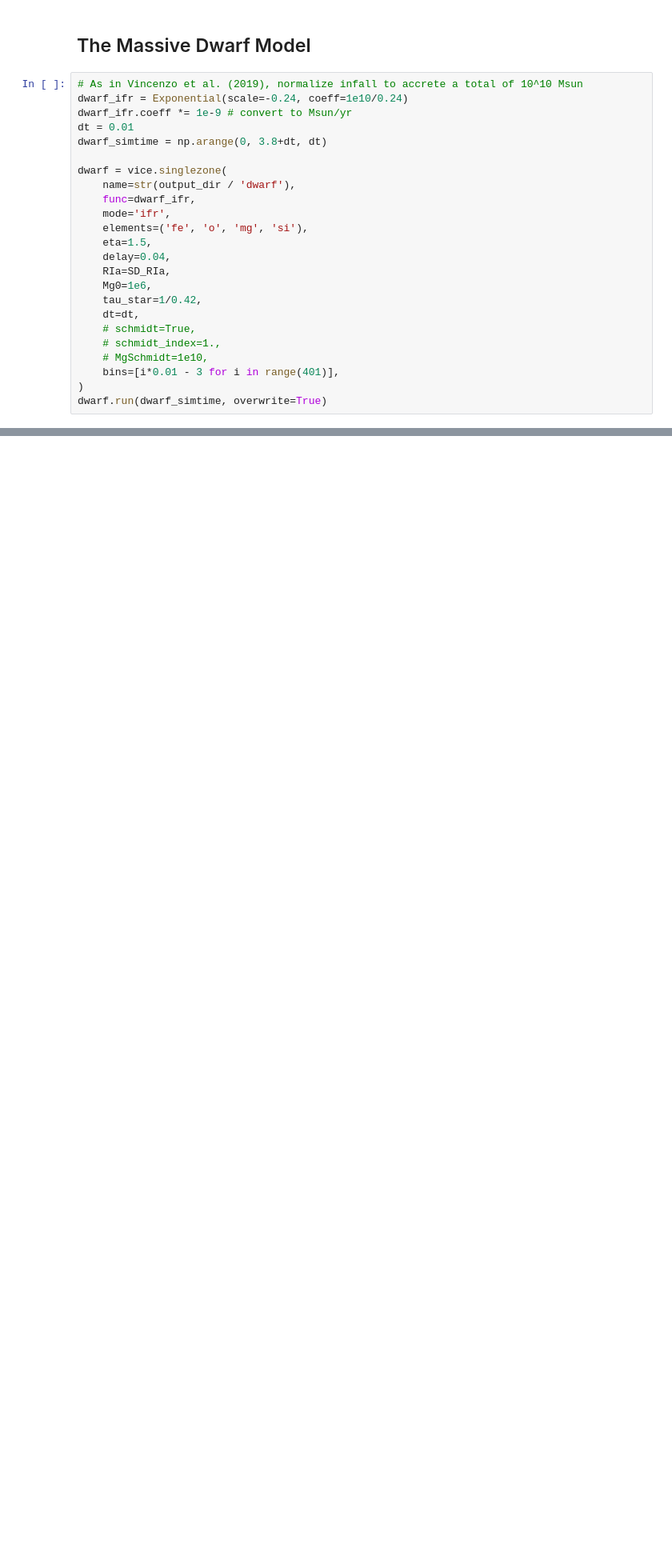
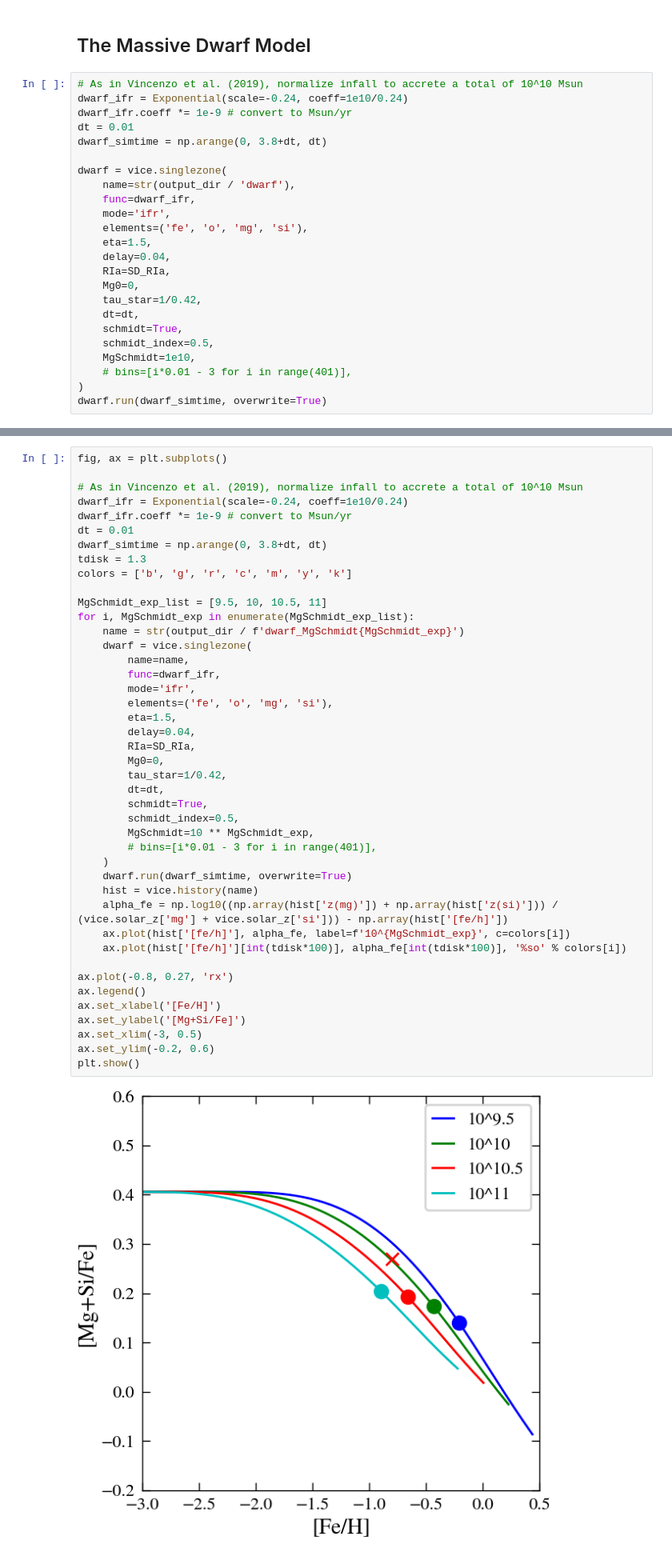
Before and after one commit to lodubay/twoinfall, a Jupyter notebook: src/scripts/spitoni2024.ipynb, the cells around one changed output, grey strips where cells are left out. Shown: that part at 80% size. Cells and saved outputs as stored; diff of their text form; blank space fills up the shorter version.

```diff
--- a/src/scripts/spitoni2024.ipynb
+++ b/src/scripts/spitoni2024.ipynb
@@ -40,13 +40,13 @@ dwarf = vice.singlezone(
     eta=1.5,
     delay=0.04,
     RIa=SD_RIa,
-    Mg0=1e6,
+    Mg0=0,
     tau_star=1/0.42,
     dt=dt,
-    # schmidt=True,
-    # schmidt_index=1.,
-    # MgSchmidt=1e10,
-    bins=[i*0.01 - 3 for i in range(401)],
+    schmidt=True,
+    schmidt_index=0.5,
+    MgSchmidt=1e10,
+    # bins=[i*0.01 - 3 for i in range(401)],
 )
 dwarf.run(dwarf_simtime, overwrite=True)
 # %%
@@ -123,3 +156,48 @@ plt.show()
+# %%
+fig, ax = plt.subplots()
+
+# As in Vincenzo et al. (2019), normalize infall to accrete a total of 10^10 Msun
+dwarf_ifr = Exponential(scale=-0.24, coeff=1e10/0.24)
+dwarf_ifr.coeff *= 1e-9 # convert to Msun/yr
+dt = 0.01
+dwarf_simtime = np.arange(0, 3.8+dt, dt)
+tdisk = 1.3
+colors = ['b', 'g', 'r', 'c', 'm', 'y', 'k']
+
+MgSchmidt_exp_list = [9.5, 10, 10.5, 11]
+for i, MgSchmidt_exp in enumerate(MgSchmidt_exp_list):
+    name = str(output_dir / f'dwarf_MgSchmidt{MgSchmidt_exp}')
+    dwarf = vice.singlezone(
+        name=name,
+        func=dwarf_ifr,
+        mode='ifr',
+        elements=('fe', 'o', 'mg', 'si'),
+        eta=1.5,
+        delay=0.04,
+        RIa=SD_RIa,
+        Mg0=0,
+        tau_star=1/0.42,
+        dt=dt,
+        schmidt=True,
+        schmidt_index=0.5,
+        MgSchmidt=10 ** MgSchmidt_exp,
+        # bins=[i*0.01 - 3 for i in range(401)],
+    )
+    dwarf.run(dwarf_simtime, overwrite=True)
+    hist = vice.history(name)
+    alpha_fe = np.log10((np.array(hist['z(mg)']) + np.array(hist['z(si)'])) / (vice.solar_z['mg'] + vice.solar_z['si'])) - np.array(hist['[fe/h]'])
+    ax.plot(hist['[fe/h]'], alpha_fe, label=f'10^{MgSchmidt_exp}', c=colors[i])
+    ax.plot(hist['[fe/h]'][int(tdisk*100)], alpha_fe[int(tdisk*100)], '%so' % colors[i])
+
+ax.plot(-0.8, 0.27, 'rx')
+ax.legend()
+ax.set_xlabel('[Fe/H]')
+ax.set_ylabel('[Mg+Si/Fe]')
+ax.set_xlim(-3, 0.5)
+ax.set_ylim(-0.2, 0.6)
+plt.show()
+# %% [output]
+[figure, added]
 # %% [markdown]
 The Two-Infall Model
 # %%
```
Also changed, not shown: parts of 9 cells of this notebook, 1 other file.
